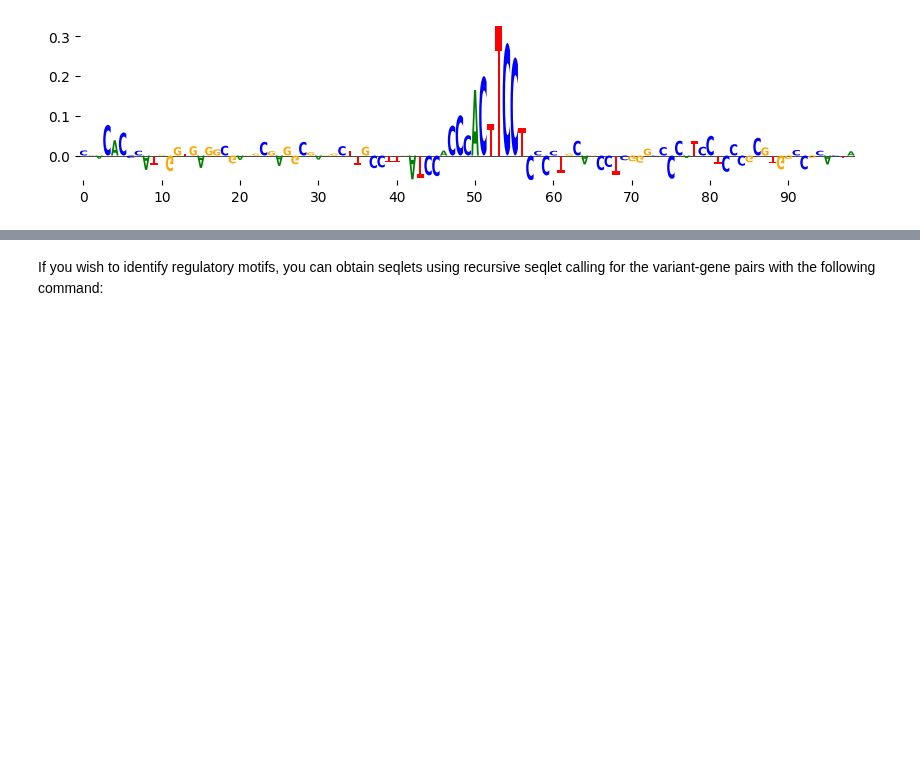
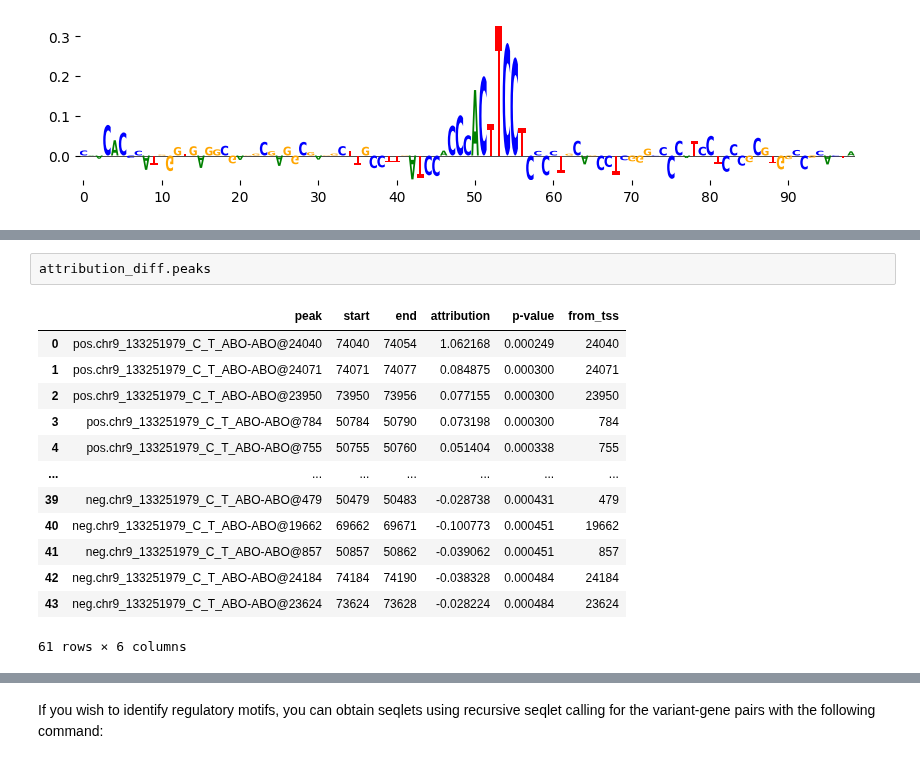
Before and after one commit to Genentech/decima, a Jupyter notebook: docs/tutorials/6-variant-effect-attribution.ipynb, the cells around one changed output, grey strips where cells are left out. Drawn from its saved outputs; the diff is of its cells as text; blank space fills up the shorter version.

```diff
--- a/docs/tutorials/6-variant-effect-attribution.ipynb
+++ b/docs/tutorials/6-variant-effect-attribution.ipynb
@@ -177,3 +179,19 @@ attribution_alt.plot_seqlogo(relative_loc=24045)
 # %% [output]
 <logomaker.src.Logo.Logo at 0x...>
 [figure]
+# %%
+attribution_diff.peaks
+# %% [output]
+|  | peak | start | end | attribution | p-value | from_tss |
+| 0 | pos.chr9_133251979_C_T_ABO-ABO@24040 | 74040 | 74054 | 1.062168 | 0.000249 | 24040 |
+| 1 | pos.chr9_133251979_C_T_ABO-ABO@24071 | 74071 | 74077 | 0.084875 | 0.000300 | 24071 |
+| 2 | pos.chr9_133251979_C_T_ABO-ABO@23950 | 73950 | 73956 | 0.077155 | 0.000300 | 23950 |
+| 3 | pos.chr9_133251979_C_T_ABO-ABO@784 | 50784 | 50790 | 0.073198 | 0.000300 | 784 |
+| 4 | pos.chr9_133251979_C_T_ABO-ABO@755 | 50755 | 50760 | 0.051404 | 0.000338 | 755 |
+| ... | ... | ... | ... | ... | ... | ... |
+| 39 | neg.chr9_133251979_C_T_ABO-ABO@479 | 50479 | 50483 | -0.028738 | 0.000431 | 479 |
+| 40 | neg.chr9_133251979_C_T_ABO-ABO@19662 | 69662 | 69671 | -0.100773 | 0.000451 | 19662 |
+| 41 | neg.chr9_133251979_C_T_ABO-ABO@857 | 50857 | 50862 | -0.039062 | 0.000451 | 857 |
+| 42 | neg.chr9_133251979_C_T_ABO-ABO@24184 | 74184 | 74190 | -0.038328 | 0.000484 | 24184 |
+| 43 | neg.chr9_133251979_C_T_ABO-ABO@23624 | 73624 | 73628 | -0.028224 | 0.000484 | 23624 |
+61 rows × 6 columns
```
Also changed, not shown: parts of 10 cells of this notebook, 3 other files.
